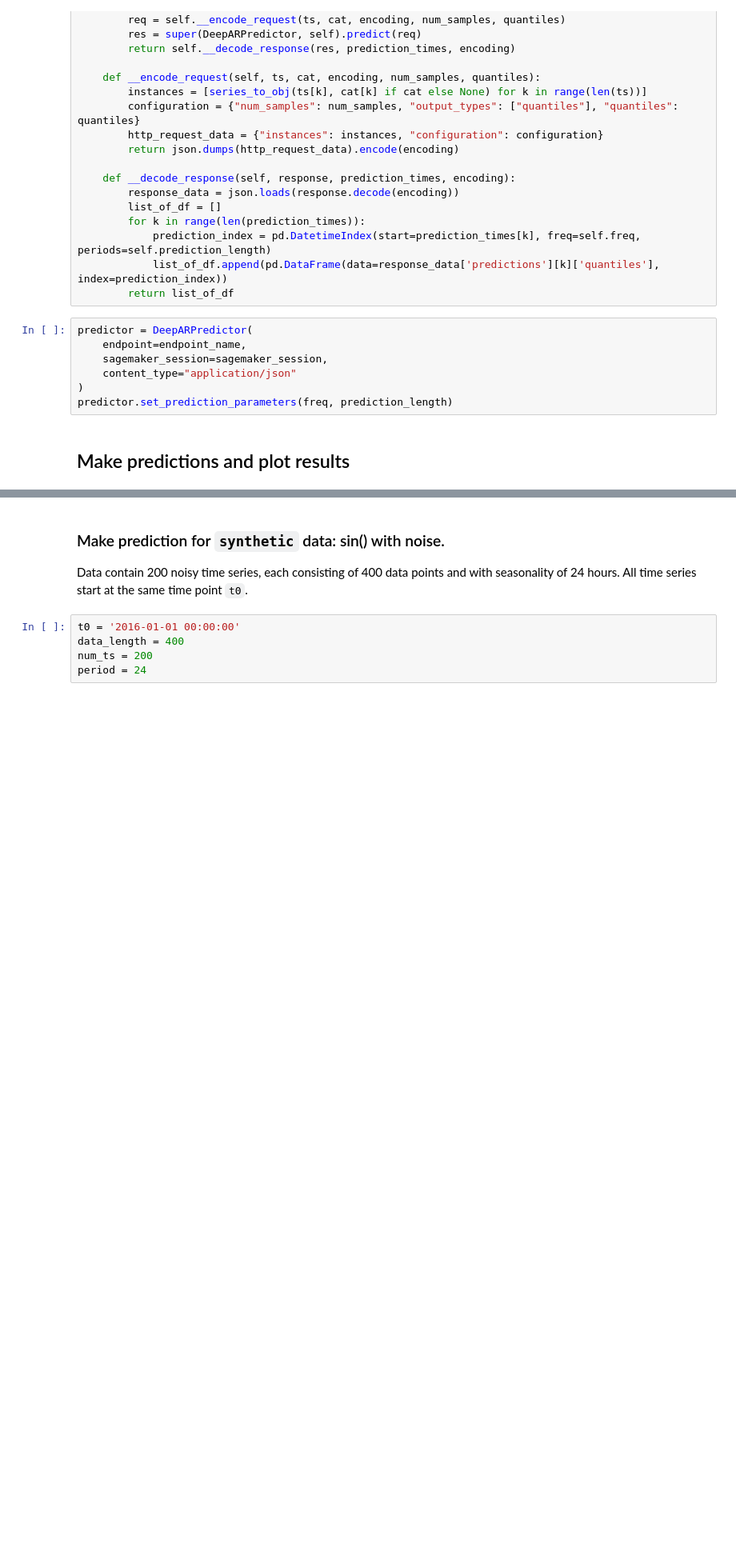
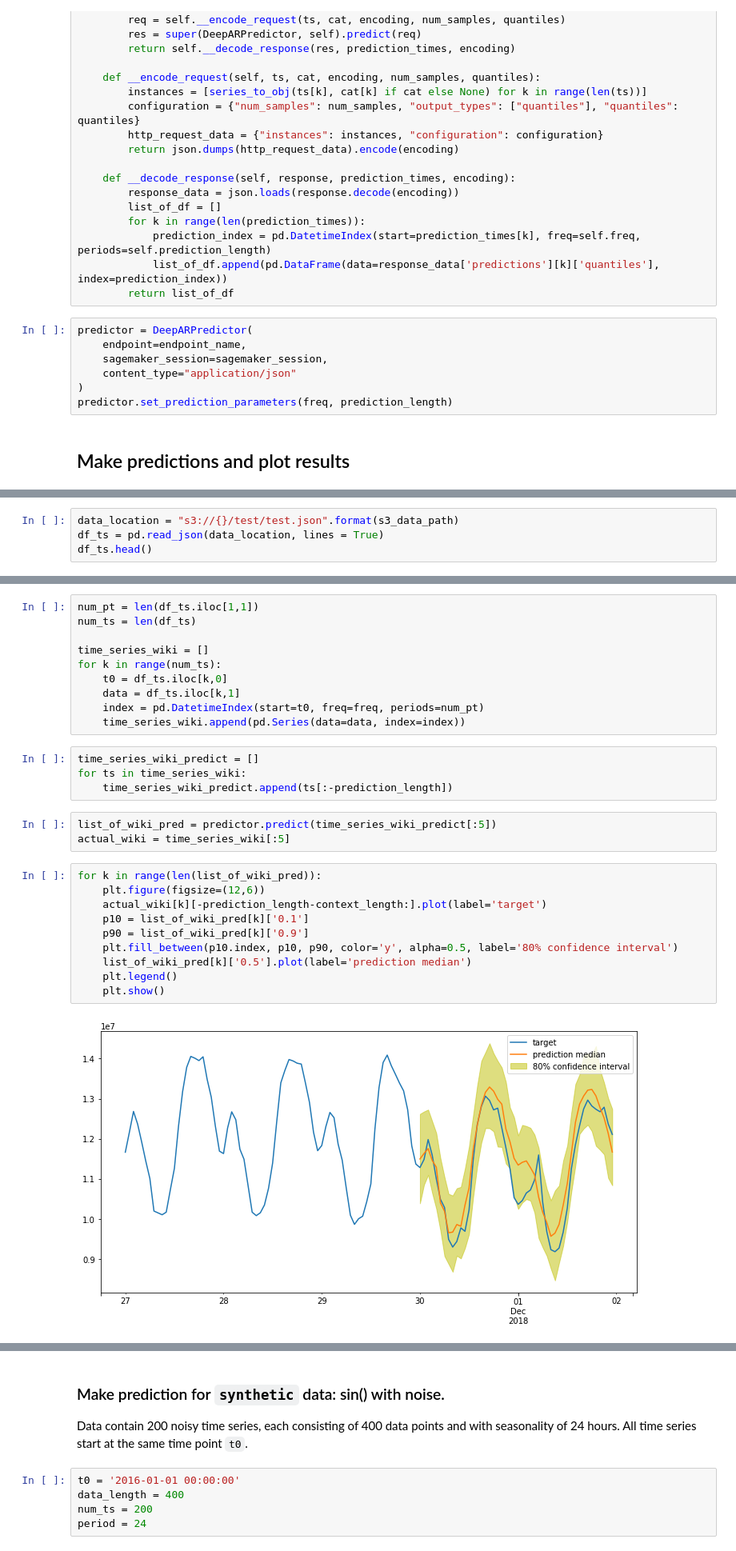
Before and after one commit to amigniox/robust_forecasting, a Jupyter notebook: notebooks/01-sagemaker-deepar-wikimedia.ipynb, the cells around one changed output, grey strips where cells are left out. Shown at 80% size. Drawn from its saved outputs; the diff is of its cells as text; blank space fills up the shorter version.

```diff
--- a/notebooks/01-sagemaker-deepar-wikimedia.ipynb
+++ b/notebooks/01-sagemaker-deepar-wikimedia.ipynb
@@ -283,0 +298,4 @@ predictor.set_prediction_parameters(freq, prediction_length)
+# %%
+data_location = "s3://{}/test/test.json".format(s3_data_path)
+df_ts = pd.read_json(data_location, lines = True)
+df_ts.head()
@@ -283,0 +309,29 @@ predictor.set_prediction_parameters(freq, prediction_length)
+# %%
+num_pt = len(df_ts.iloc[1,1])
+num_ts = len(df_ts)
+
+time_series_wiki = []
+for k in range(num_ts):
+    t0 = df_ts.iloc[k,0]
+    data = df_ts.iloc[k,1]
+    index = pd.DatetimeIndex(start=t0, freq=freq, periods=num_pt)
+    time_series_wiki.append(pd.Series(data=data, index=index))
+# %%
+time_series_wiki_predict = []
+for ts in time_series_wiki:
+    time_series_wiki_predict.append(ts[:-prediction_length])
+# %%
+list_of_wiki_pred = predictor.predict(time_series_wiki_predict[:5])
+actual_wiki = time_series_wiki[:5]
+# %%
+for k in range(len(list_of_wiki_pred)):
+    plt.figure(figsize=(12,6))
+    actual_wiki[k][-prediction_length-context_length:].plot(label='target')
+    p10 = list_of_wiki_pred[k]['0.1']
+    p90 = list_of_wiki_pred[k]['0.9']
+    plt.fill_between(p10.index, p10, p90, color='y', alpha=0.5, label='80% confidence interval')
+    list_of_wiki_pred[k]['0.5'].plot(label='prediction median')
+    plt.legend()
+    plt.show()
+# %% [output]
+[figure, added]
```
Also changed, not shown: parts of 16 cells of this notebook, 1 other file.
